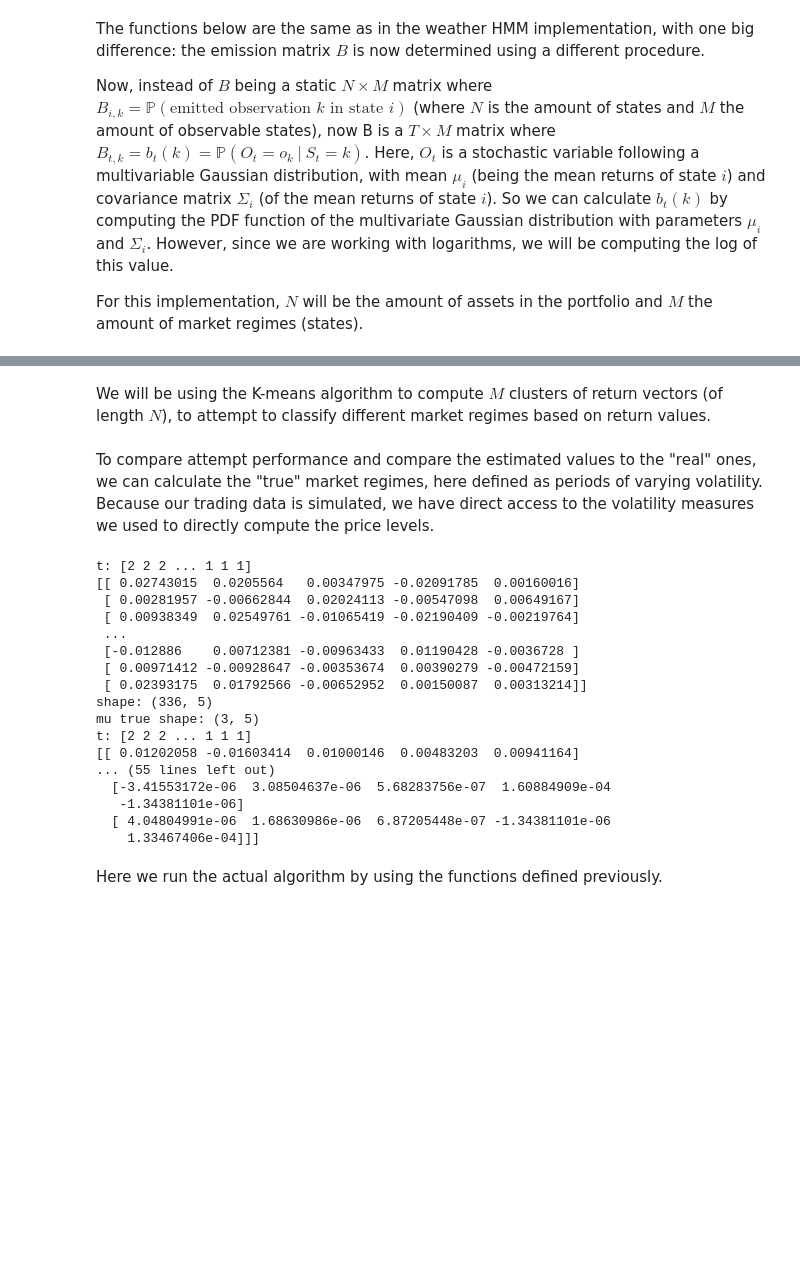
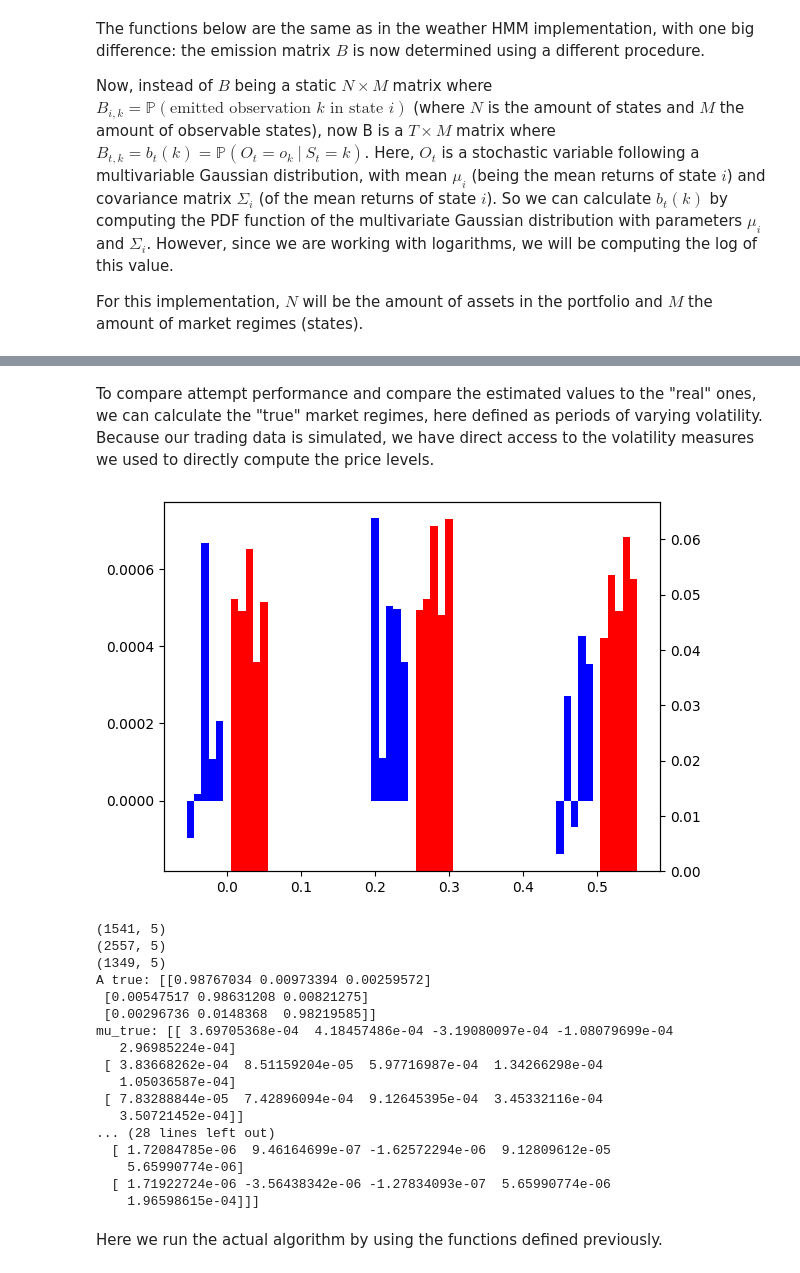
Before and after one commit to tobiasocula/EM-and-Baum-Welch-algorithm, a Jupyter notebook: baum_welch_on_financials.ipynb, the cells around one changed output, grey strips where cells are left out. Cells and saved outputs as stored; diff of their text form; code cells hidden in the pictures; blank space fills up the shorter version.

```diff
--- a/baum_welch_on_financials.ipynb
+++ b/baum_welch_on_financials.ipynb
@@ -211,2 +324,0 @@ plt.show()
-# %% [markdown]
-We will be using the K-means algorithm to compute $M$ clusters of return vectors (of length $N$), to attempt to classify different market regimes based on return values.
@@ -283,10 +336,46 @@ for m in range(M):
 pi = np.full(M, 1 / M)
 # %% [markdown]
 To compare attempt performance and compare the estimated values to the "real" ones, we can calculate the "true" market regimes, here defined as periods of varying volatility. Because our trading data is simulated, we have direct access to the volatility measures we used to directly compute the price levels.
+# %%
+# true values
+clusters, centra, true_regimes = k_means(volatilities.values, M)
+true_regimes = np.array(true_regimes)
+
+# plot volatility and returns per regime
+returns_per_regime_asset = np.empty((M, N))
+vola_per_regime_asset = centra # shape (M, N)
+
+width = 1 / (2 * M * N) - 0.01
+offsets = (np.arange(M) - (M - 1) / 2) * width * 0.5
+offsets[:M//2] -= 0.02
+offsets[M//2:] += 0.02
+
+x = np.arange(M)
+
+to_plot = np.empty((M, 2 * N))
+fig, ax1 = plt.subplots()
+ax2 = ax1.twinx()
+
+indices = np.arange(M)
+offsets = (indices - (M - 1) / 2) * width
+gap = 0.01
+for regime_idx in range(M):
+    returns_matrix = returns.values[regime_idx == true_regimes, :] # all returns in regime m, shape (something, N)
+    returns_per_regime_asset[regime_idx, :] = returns_matrix.mean(axis=0) # shape (N,)
+
+    c = regime_idx / (M + 1)
+    xvalues1 = [c - i*gap for i in range(1, 1+N)]
+    xvalues2 = [c + i*gap for i in range(1, 1+N)]
+
+    ax1.bar(xvalues1, returns_per_regime_asset[regime_idx, :], width=gap, color='blue')
+    ax2.bar(xvalues2, vola_per_regime_asset[regime_idx, :], width=gap, color='red')
+
+plt.show()
+# %% [output]
+[figure, added]
 # %%
-# true values
-clusters, centra, true_regimes = k_means(volatilities.values, M)
-true_regimes = np.array(true_regimes)
+
+
 
 # construct true parameters
 A_true = np.zeros((M, M))
@@ -303,7 +392,6 @@ Sigma_true = np.zeros((M, N, N))
 
 for m in range(M):
     regime_returns = returns.values[true_regimes == m, :] # all returns in regime m
-    print(regime_returns)
     mu_true[m] = regime_returns.mean(axis=0)
     Sigma_true[m] = np.cov(regime_returns, rowvar=False)
 
@@ -311,23 +399,23 @@ print('A true:', A_true)
 print('mu_true:', mu_true)
 print('sigma_true:', Sigma_true)
 # %% [output]
-t: [2 2 2 ... 1 1 1]
-[[ 0.02743015  0.0205564   0.00347975 -0.02091785  0.00160016]
- [ 0.00281957 -0.00662844  0.02024113 -0.00547098  0.00649167]
- [ 0.00938349  0.02549761 -0.01065419 -0.02190409 -0.00219764]
- ...
- [-0.012886    0.00712381 -0.00963433  0.01190428 -0.0036728 ]
- [ 0.00971412 -0.00928647 -0.00353674  0.00390279 -0.00472159]
- [ 0.02393175  0.01792566 -0.00652952  0.00150087  0.00313214]]
-shape: (336, 5)
-mu true shape: (3, 5)
-t: [2 2 2 ... 1 1 1]
-[[ 0.01202058 -0.01603414  0.01000146  0.00483203  0.00941164]
-... (55 lines left out)
-  [-3.41553172e-06  3.08504637e-06  5.68283756e-07  1.60884909e-04
-   -1.34381101e-06]
-  [ 4.04804991e-06  1.68630986e-06  6.87205448e-07 -1.34381101e-06
-    1.33467406e-04]]]
+(1541, 5)
+(2557, 5)
+(1349, 5)
+A true: [[0.98767034 0.00973394 0.00259572]
+ [0.00547517 0.98631208 0.00821275]
+ [0.00296736 0.0148368  0.98219585]]
+mu_true: [[ 3.69705368e-04  4.18457486e-04 -3.19080097e-04 -1.08079699e-04
+   2.96985224e-04]
+ [ 3.83668262e-04  8.51159204e-05  5.97716987e-04  1.34266298e-04
+   1.05036587e-04]
+ [ 7.83288844e-05  7.42896094e-04  9.12645395e-04  3.45332116e-04
+   3.50721452e-04]]
+... (28 lines left out)
+  [ 1.72084785e-06  9.46164699e-07 -1.62572294e-06  9.12809612e-05
+    5.65990774e-06]
+  [ 1.71922724e-06 -3.56438342e-06 -1.27834093e-07  5.65990774e-06
+    1.96598615e-04]]]
 # %% [markdown]
 Here we run the actual algorithm by using the functions defined previously.
 # %%
```
Also changed, not shown: parts of 7 cells of this notebook, 9 other files.
